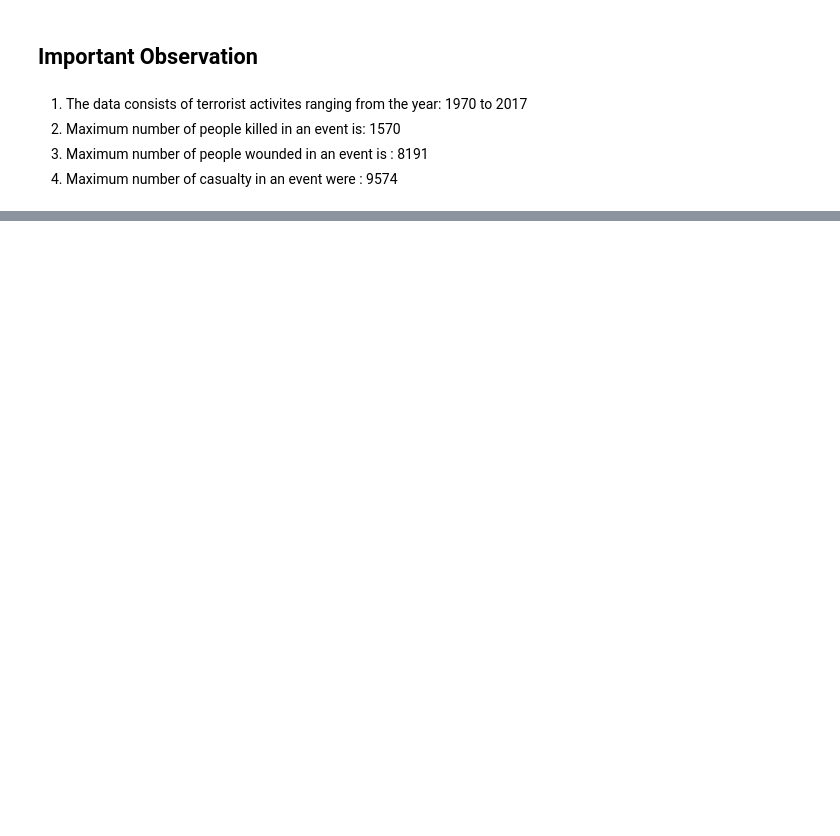
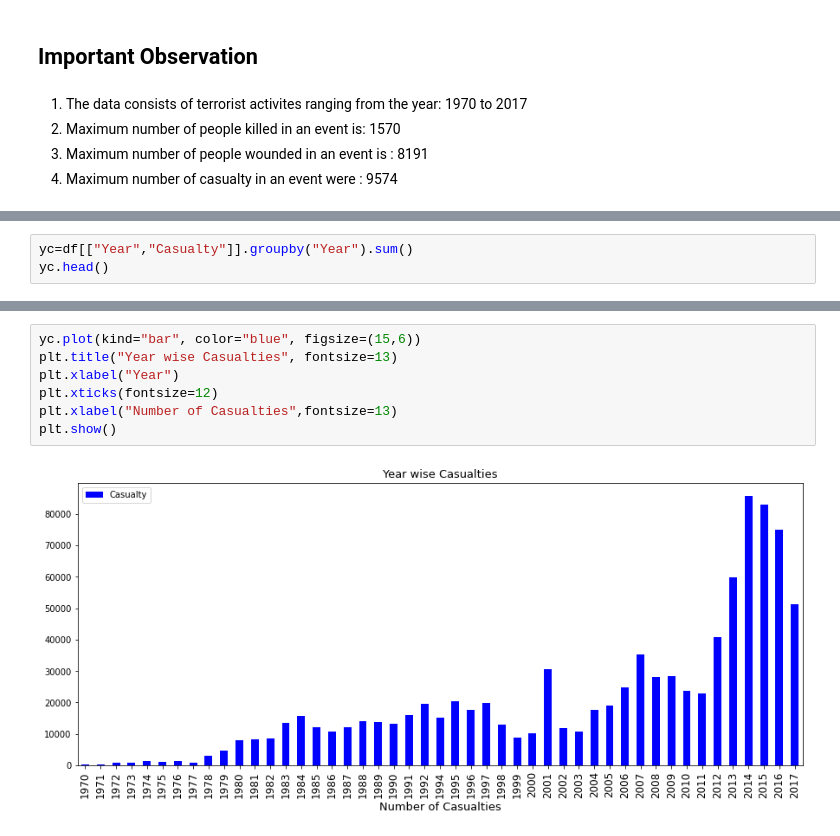
Before and after one commit to Pawan-kumar-Singh/Global-Terrorism, a Jupyter notebook: Global_Terrorism_Analysis_Capstone_Project.ipynb, the cells around one changed output, grey strips where cells are left out. Cells and saved outputs as stored; diff of their text form; blank space fills up the shorter version.

```diff
--- a/Global_Terrorism_Analysis_Capstone_Project.ipynb
+++ b/Global_Terrorism_Analysis_Capstone_Project.ipynb
@@ -171,0 +190,3 @@ df.describe()
+# %%
+yc=df[["Year","Casualty"]].groupby("Year").sum()
+yc.head()
@@ -171,0 +201,9 @@ df.describe()
+# %%
+yc.plot(kind="bar", color="blue", figsize=(15,6))
+plt.title("Year wise Casualties", fontsize=13)
+plt.xlabel("Year")
+plt.xticks(fontsize=12)
+plt.xlabel("Number of Casualties",fontsize=13)
+plt.show()
+# %% [output]
+[figure, added]
```
Also changed, not shown: parts of 16 cells of this notebook.
